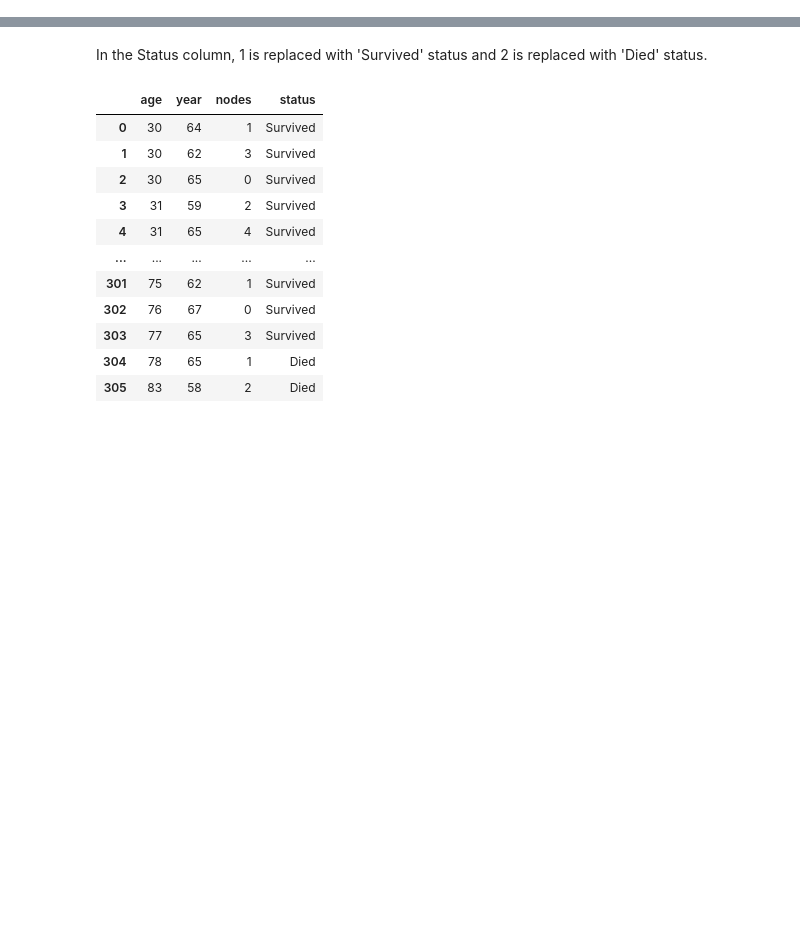
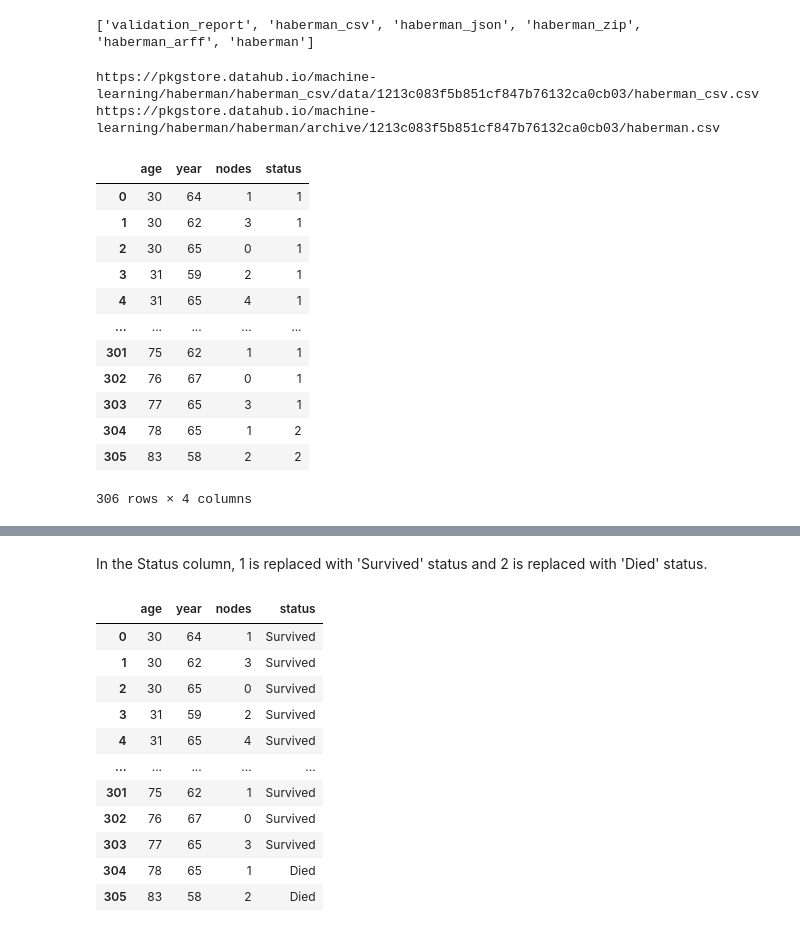
Before and after one commit to manojyamasani/AppliedAI_Course_Assignments, a Jupyter notebook: 02. EDA_on_Haberman_Dataset/EDA_on_Haberman_Dataset.ipynb, the cells around one changed output, grey strips where cells are left out. Saved outputs shown, nothing was run; the diff lists cells and outputs as text; code cells hidden in the pictures; blank space fills up the shorter version.

```diff
--- a/02. EDA_on_Haberman_Dataset/EDA_on_Haberman_Dataset.ipynb
+++ b/02. EDA_on_Haberman_Dataset/EDA_on_Haberman_Dataset.ipynb
@@ -3,8 +6,43 @@
+# %%
+from datapackage import Package
+import pandas as pd
+
+package = Package('https://datahub.io/machine-learning/haberman/datapackage.json')
+
+# print list of all resources:
+print(package.resource_names)
+# %% [output]
+['validation_report', 'haberman_csv', 'haberman_json', 'haberman_zip', 'haberman_arff', 'haberman']
+# %%
+# to load only tabular data
+resources = package.resources
+for resource in resources:
+    if resource.tabular:
+        print(resource.descriptor['path'])
+        haber = pd.read_csv(resource.descriptor['path'])
+# %% [output]
+https://pkgstore.datahub.io/machine-learning/haberman/haberman_csv/data/1213c083f5b851cf847b76132ca0cb03/haberman_csv.csv
+https://pkgstore.datahub.io/machine-learning/haberman/haberman/archive/1213c083f5b851cf847b76132ca0cb03/haberman.csv
 # %%
 import numpy as np,pandas as pd,matplotlib.pyplot as plt
 import seaborn as sns
-haber=pd.read_csv('haberman.csv')
+
+haber.columns = ['age','year','nodes','status']
 haber
+# %% [output]
+|  | age | year | nodes | status |
+| 0 | 30 | 64 | 1 | 1 |
+| 1 | 30 | 62 | 3 | 1 |
+| 2 | 30 | 65 | 0 | 1 |
+| 3 | 31 | 59 | 2 | 1 |
+| 4 | 31 | 65 | 4 | 1 |
+| ... | ... | ... | ... | ... |
+| 301 | 75 | 62 | 1 | 1 |
+| 302 | 76 | 67 | 0 | 1 |
+| 303 | 77 | 65 | 3 | 1 |
+| 304 | 78 | 65 | 1 | 2 |
+| 305 | 83 | 58 | 2 | 2 |
+306 rows × 4 columns
 # %% [markdown]
 **In the haberman dataset the attributes are mentioned as follows:**
 1. age    : The age of patient at the time of operation.
```
Also changed, not shown: parts of 1 cell of this notebook.
